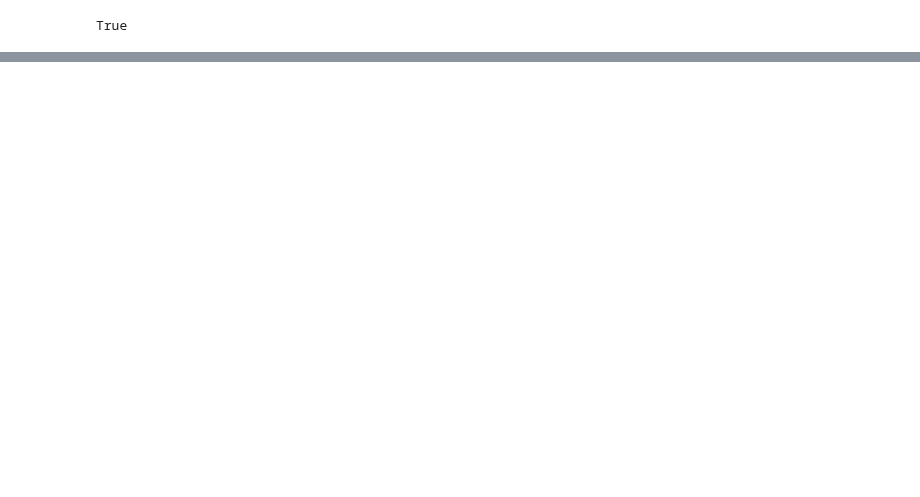
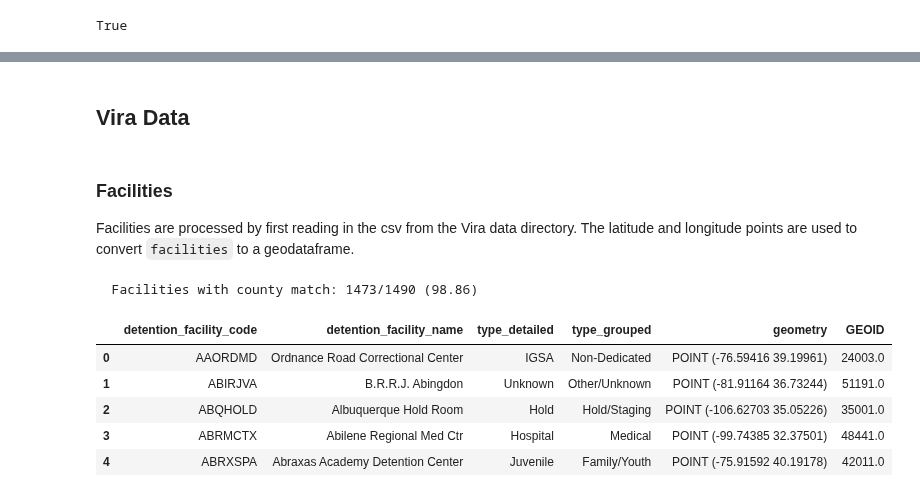
Before and after one commit to steveg-ds/RHIP, a Jupyter notebook: RSS-Analysis.ipynb, the cells around one changed output, grey strips where cells are left out. Drawn from its saved outputs; the diff is of its cells as text; code cells hidden in the pictures; blank space fills up the shorter version.

```diff
--- a/RSS-Analysis.ipynb
+++ b/RSS-Analysis.ipynb
@@ -132,0 +70,47 @@ plt.show()
+# %% [markdown]
+## Vira Data
+# %% [markdown]
+### Facilities
+
+Facilities are processed by first reading in the csv from the Vira data directory. The latitude and longitude points are used to convert `facilities` to a geodataframe.
+# %%
+if "facilities" not in locals():
+    # Load facility data
+    facilities = pd.read_csv(METADATA_DIR / "facilities.csv")
+    facilities = gpd.GeoDataFrame(
+        facilities,
+        geometry=gpd.points_from_xy(facilities.longitude, facilities.latitude),
+        crs="EPSG:4326",
+    )
+
+
+    facilities = gpd.sjoin(
+        facilities,
+        county_geo[["GEOID", "geometry"]],
+        how="left",
+        predicate="within",
+    )
+
+    facilities = facilities.drop_duplicates(subset="detention_facility_code")
+
+    n_matched = facilities.GEOID.notna().sum()
+    print(f"  Facilities with county match: {n_matched}/{len(facilities)} ({round(n_matched / len(facilities) * 100, 2)})")
+
+    facilities.dropna(subset="GEOID", inplace=True)
+
+    cols = ['address', 'city', 'latitude', 'longitude',
+       'county', 'state', 'zip', 'aor', 'index_right']
+    facilities.drop(columns=cols, inplace=True)
+    facilities.rename({'geometry': "coordinates"}, inplace=True)
+
+#TODO: add matplotlib histogram for type_detailed and type_grouped columns to visualize distribution. should be a 1x2 matplotlib fig object
+
+facilities.head()
+# %% [output]
+  Facilities with county match: 1473/1490 (98.86)
+|  | detention_facility_code | detention_facility_name | type_detailed | type_grouped | geometry | GEOID |
+| 0 | AAORDMD | Ordnance Road Correctional Center | IGSA | Non-Dedicated | POINT (-76.59416 39.19961) | 24003.0 |
+| 1 | ABIRJVA | B.R.R.J. Abingdon | Unknown | Other/Unknown | POINT (-81.91164 36.73244) | 51191.0 |
+| 2 | ABQHOLD | Albuquerque Hold Room | Hold | Hold/Staging | POINT (-106.62703 35.05226) | 35001.0 |
+| 3 | ABRMCTX | Abilene Regional Med Ctr | Hospital | Medical | POINT (-99.74385 32.37501) | 48441.0 |
+| 4 | ABRXSPA | Abraxas Academy Detention Center | Juvenile | Family/Youth | POINT (-75.91592 40.19178) | 42011.0 |
```
Also changed, not shown: parts of 26 cells of this notebook, 5 other files.
